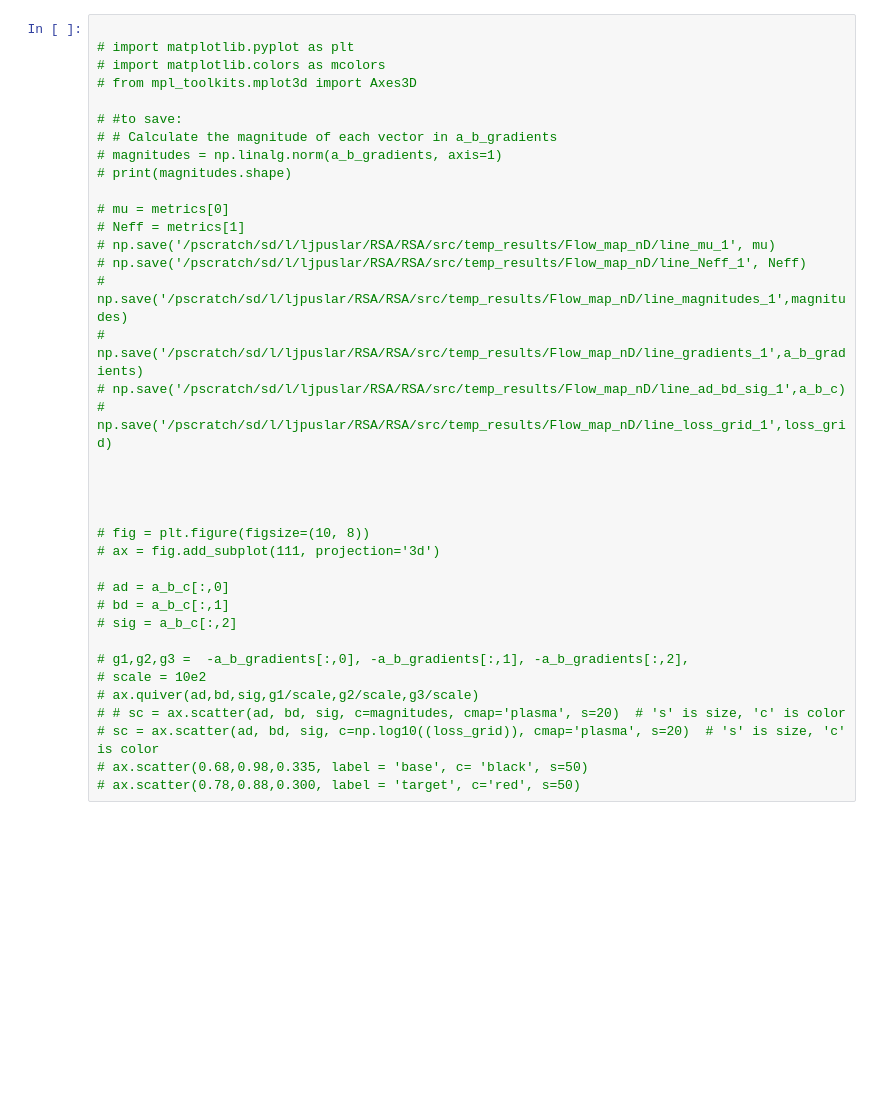
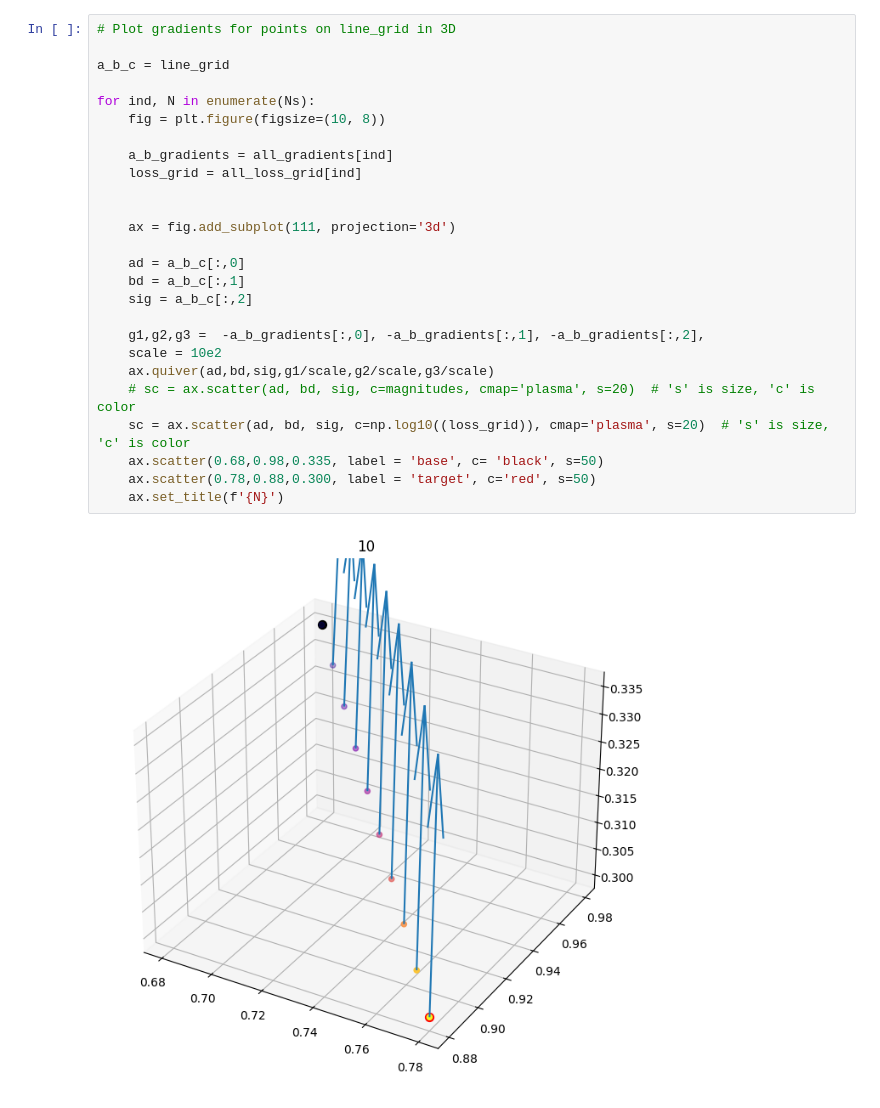
Before and after one commit to tonymenzo/RSA, a Jupyter notebook: src/gradient_stability_plot.ipynb, the cells around one changed output. Cells and saved outputs as stored; diff of their text form; blank space fills up the shorter version.

```diff
--- a/src/gradient_stability_plot.ipynb
+++ b/src/gradient_stability_plot.ipynb
@@ -253,37 +107,28 @@ import numpy as np
 # %%
+# Plot gradients for points on line_grid in 3D
 
-# import matplotlib.pyplot as plt
-# import matplotlib.colors as mcolors
-# from mpl_toolkits.mplot3d import Axes3D
+a_b_c = line_grid
 
-# #to save:
-# # Calculate the magnitude of each vector in a_b_gradients
-# magnitudes = np.linalg.norm(a_b_gradients, axis=1)
-# print(magnitudes.shape)
+for ind, N in enumerate(Ns):
+    fig = plt.figure(figsize=(10, 8))
 
-# mu = metrics[0]
-# Neff = metrics[1]
-# np.save('/pscratch/sd/l/ljpuslar/RSA/RSA/src/temp_results/Flow_map_nD/line_mu_1', mu)
-# np.save('/pscratch/sd/l/ljpuslar/RSA/RSA/src/temp_results/Flow_map_nD/line_Neff_1', Neff)
-# np.save('/pscratch/sd/l/ljpuslar/RSA/RSA/src/temp_results/Flow_map_nD/line_magnitudes_1',magnitudes)
-# np.save('/pscratch/sd/l/ljpuslar/RSA/RSA/src/temp_results/Flow_map_nD/line_gradients_1',a_b_gradients)
-# np.save('/pscratch/sd/l/ljpuslar/RSA/RSA/src/temp_results/Flow_map_nD/line_ad_bd_sig_1',a_b_c)
-# np.save('/pscratch/sd/l/ljpuslar/RSA/RSA/src/temp_results/Flow_map_nD/line_loss_grid_1',loss_grid)
+    a_b_gradients = all_gradients[ind]
+    loss_grid = all_loss_grid[ind]
 
 
+    ax = fig.add_subplot(111, projection='3d')
 
+    ad = a_b_c[:,0]
+    bd = a_b_c[:,1]
+    sig = a_b_c[:,2]
 
-# fig = plt.figure(figsize=(10, 8))
-# ax = fig.add_subplot(111, projection='3d')
-
-# ad = a_b_c[:,0]
-# bd = a_b_c[:,1]
-# sig = a_b_c[:,2]
-
-# g1,g2,g3 =  -a_b_gradients[:,0], -a_b_gradients[:,1], -a_b_gradients[:,2],
-# scale = 10e2
-# ax.quiver(ad,bd,sig,g1/scale,g2/scale,g3/scale)
-# # sc = ax.scatter(ad, bd, sig, c=magnitudes, cmap='plasma', s=20)  # 's' is size, 'c' is color
-# sc = ax.scatter(ad, bd, sig, c=np.log10((loss_grid)), cmap='plasma', s=20)  # 's' is size, 'c' is color
-# ax.scatter(0.68,0.98,0.335, label = 'base', c= 'black', s=50)
-# ax.scatter(0.78,0.88,0.300, label = 'target', c='red', s=50)
+    g1,g2,g3 =  -a_b_gradients[:,0], -a_b_gradients[:,1], -a_b_gradients[:,2],
+    scale = 10e2
+    ax.quiver(ad,bd,sig,g1/scale,g2/scale,g3/scale)
+    # sc = ax.scatter(ad, bd, sig, c=magnitudes, cmap='plasma', s=20)  # 's' is size, 'c' is color
+    sc = ax.scatter(ad, bd, sig, c=np.log10((loss_grid)), cmap='plasma', s=20)  # 's' is size, 'c' is color
+    ax.scatter(0.68,0.98,0.335, label = 'base', c= 'black', s=50)
+    ax.scatter(0.78,0.88,0.300, label = 'target', c='red', s=50)
+    ax.set_title(f'{N}')
+# %% [output]
+[figure, added]
```
Also changed, not shown: parts of 19 cells of this notebook, 11 other files.
